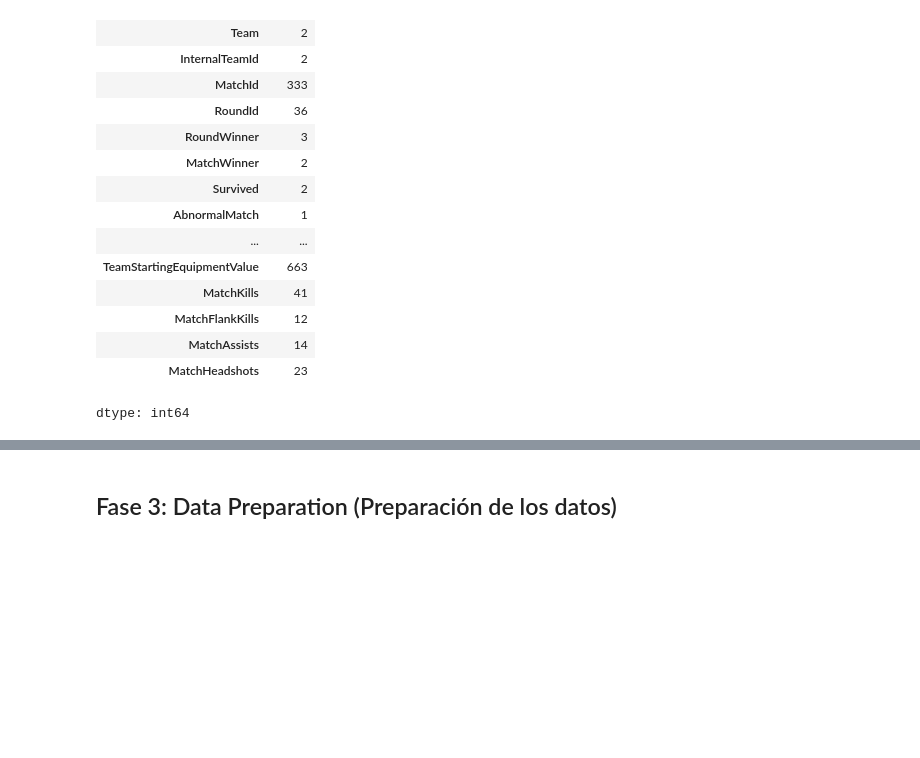
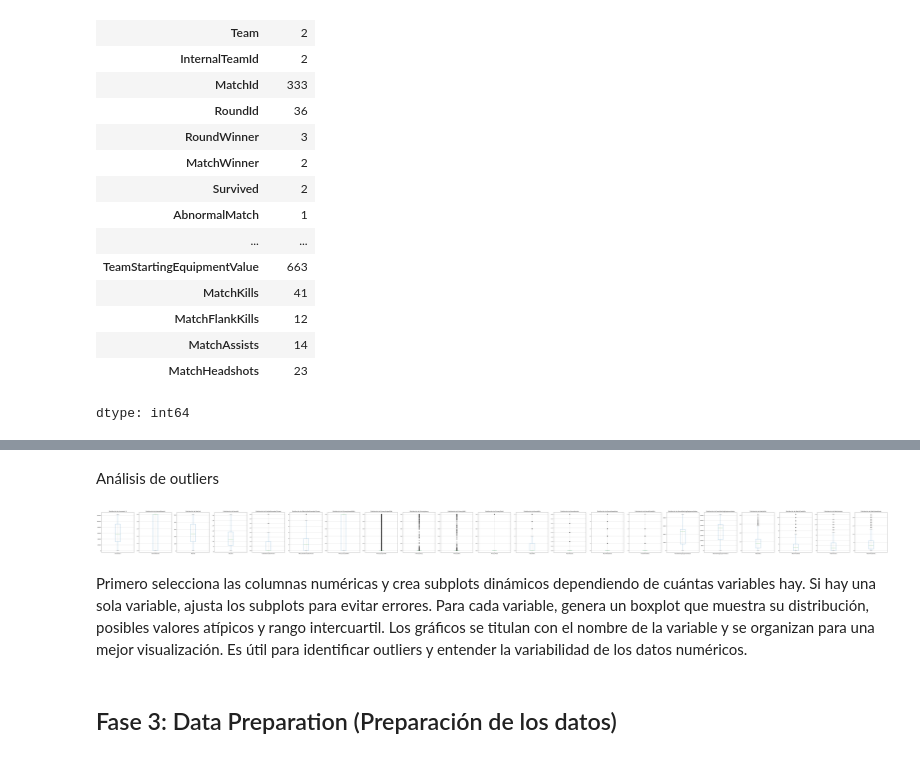
Before and after one commit to Eduardo-G0nzalez/Ev2MachineLearning, a Jupyter notebook: Informe_Tecnico_FMY0100.ipynb, the cells around one changed output, grey strips where cells are left out. Drawn from its saved outputs; the diff is of its cells as text; code cells hidden in the pictures; blank space fills up the shorter version.

```diff
--- a/Informe_Tecnico_FMY0100.ipynb
+++ b/Informe_Tecnico_FMY0100.ipynb
@@ -244,2 +353,28 @@ dtype: int64
+# %% [markdown]
+Análisis de outliers
+# %%
+# Mostrar boxplots de todas las variables numéricas
+
+# Seleccionar solo columnas numéricas
+df_numeric = df.select_dtypes(include=['number'])
+
+# Crear subplots dinámicos
+fig, axes = plt.subplots(nrows=1, ncols=len(df_numeric.columns), figsize=(5 * len(df_numeric.columns), 6))
+
+# Si hay solo una columna, axes no es un array
+if len(df_numeric.columns) == 1:
+    axes = [axes]
+
+# Generar un boxplot para cada columna
+for i, column in enumerate(df_numeric.columns):
+    df_numeric.boxplot(column=column, ax=axes[i])
+    axes[i].set_title(f'Distribución de {column}')
+
+plt.tight_layout()
+plt.show()
+# %% [output]
+[figure, added]
+# %% [markdown]
+Primero selecciona las columnas numéricas y crea subplots dinámicos dependiendo de cuántas variables hay. Si hay una sola variable, ajusta los subplots para evitar errores. Para cada variable, genera un boxplot que muestra su distribución, posibles valores atípicos y rango intercuartil. Los gráficos se titulan con el nombre de la variable y se organizan para una mejor visualización. Es útil para identificar outliers y entender la variabilidad de los datos numéricos.
 # %% [markdown]
 ## Fase 3: Data Preparation (Preparación de los datos)
```
Also changed, not shown: parts of 85 cells of this notebook.
